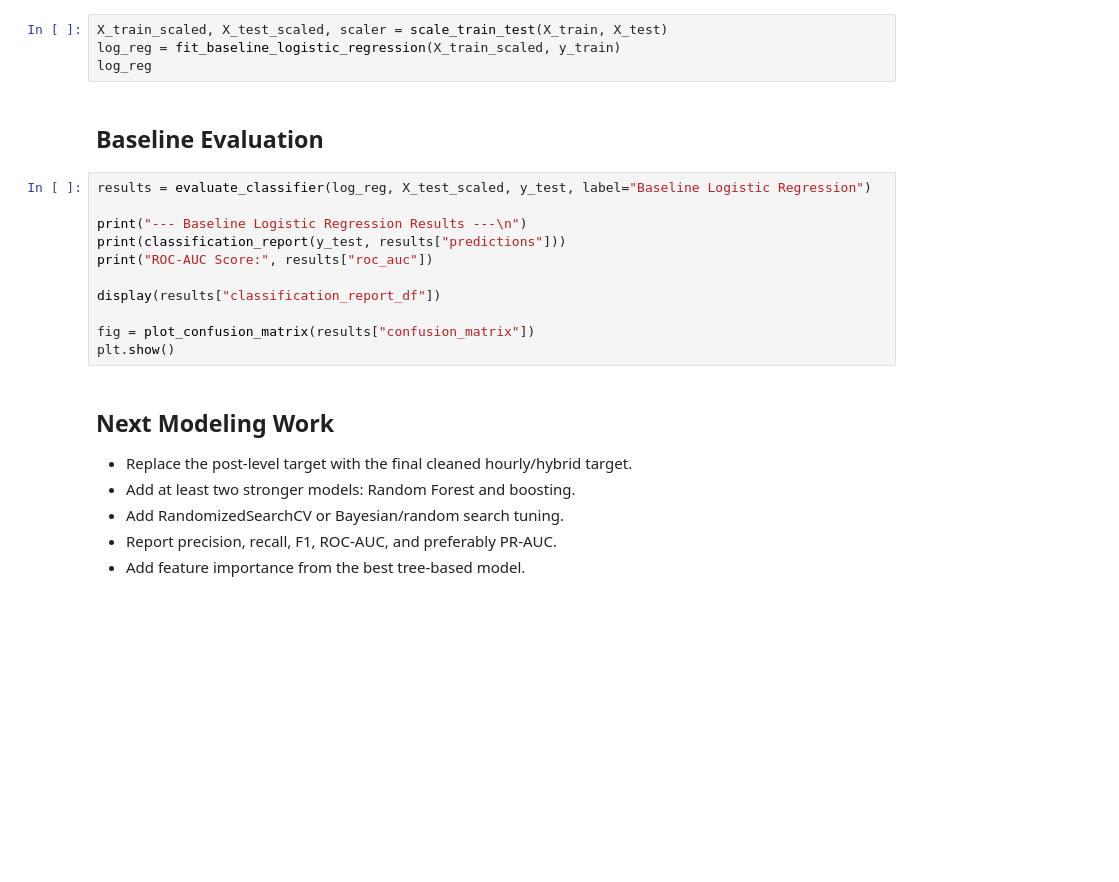
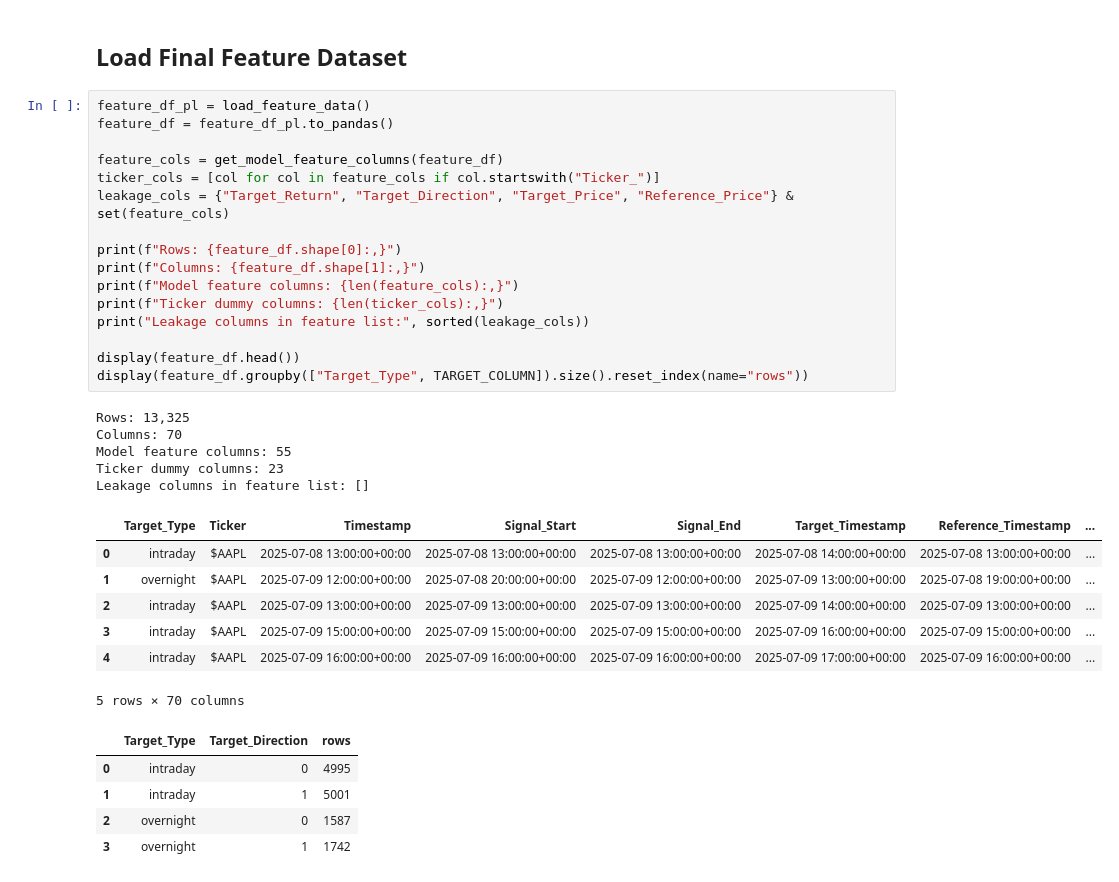
Before and after one commit to DPnimo11/cis-2450-final-proj, a Jupyter notebook: notebooks/03_modeling_and_results.ipynb, the cells around one changed output. Saved outputs shown, nothing was run; the diff lists cells and outputs as text; blank space fills up the shorter version.

```diff
--- a/notebooks/03_modeling_and_results.ipynb
+++ b/notebooks/03_modeling_and_results.ipynb
@@ -48,25 +55,36 @@ print(f"Testing set shape: {X_test.shape}")
-# %%
-X_train_scaled, X_test_scaled, scaler = scale_train_test(X_train, X_test)
-log_reg = fit_baseline_logistic_regression(X_train_scaled, y_train)
-log_reg
-# %% [markdown]
-## Baseline Evaluation
-# %%
-results = evaluate_classifier(log_reg, X_test_scaled, y_test, label="Baseline Logistic Regression")
-
-print("--- Baseline Logistic Regression Results ---\n")
-print(classification_report(y_test, results["predictions"]))
-print("ROC-AUC Score:", results["roc_auc"])
-
-display(results["classification_report_df"])
-
-fig = plot_confusion_matrix(results["confusion_matrix"])
-plt.show()
-# %% [markdown]
-## Next Modeling Work
-
-- Replace the post-level target with the final cleaned hourly/hybrid target.
-- Add at least two stronger models: Random Forest and boosting.
-- Add RandomizedSearchCV or Bayesian/random search tuning.
-- Report precision, recall, F1, ROC-AUC, and preferably PR-AUC.
-- Add feature importance from the best tree-based model.
+# %% [markdown]
+## Load Final Feature Dataset
+# %%
+feature_df_pl = load_feature_data()
+feature_df = feature_df_pl.to_pandas()
+
+feature_cols = get_model_feature_columns(feature_df)
+ticker_cols = [col for col in feature_cols if col.startswith("Ticker_")]
+leakage_cols = {"Target_Return", "Target_Direction", "Target_Price", "Reference_Price"} & set(feature_cols)
+
+print(f"Rows: {feature_df.shape[0]:,}")
+print(f"Columns: {feature_df.shape[1]:,}")
+print(f"Model feature columns: {len(feature_cols):,}")
+print(f"Ticker dummy columns: {len(ticker_cols):,}")
+print("Leakage columns in feature list:", sorted(leakage_cols))
+
+display(feature_df.head())
+display(feature_df.groupby(["Target_Type", TARGET_COLUMN]).size().reset_index(name="rows"))
+# %% [output]
+Rows: 13,325
+Columns: 70
+Model feature columns: 55
+Ticker dummy columns: 23
+Leakage columns in feature list: []
+|  | Target_Type | Ticker | Timestamp | Signal_Start | Signal_End | Target_Timestamp | Reference_Timestamp | ... |
+| 0 | intraday | $AAPL | 2025-07-08 13:00:00+00:00 | 2025-07-08 13:00:00+00:00 | 2025-07-08 13:00:00+00:00 | 2025-07-08 14:00:00+00:00 | 2025-07-08 13:00:00+00:00 | ... |
+| 1 | overnight | $AAPL | 2025-07-09 12:00:00+00:00 | 2025-07-08 20:00:00+00:00 | 2025-07-09 12:00:00+00:00 | 2025-07-09 13:00:00+00:00 | 2025-07-08 19:00:00+00:00 | ... |
+| 2 | intraday | $AAPL | 2025-07-09 13:00:00+00:00 | 2025-07-09 13:00:00+00:00 | 2025-07-09 13:00:00+00:00 | 2025-07-09 14:00:00+00:00 | 2025-07-09 13:00:00+00:00 | ... |
+| 3 | intraday | $AAPL | 2025-07-09 15:00:00+00:00 | 2025-07-09 15:00:00+00:00 | 2025-07-09 15:00:00+00:00 | 2025-07-09 16:00:00+00:00 | 2025-07-09 15:00:00+00:00 | ... |
+| 4 | intraday | $AAPL | 2025-07-09 16:00:00+00:00 | 2025-07-09 16:00:00+00:00 | 2025-07-09 16:00:00+00:00 | 2025-07-09 17:00:00+00:00 | 2025-07-09 16:00:00+00:00 | ... |
+5 rows × 70 columns
+|  | Target_Type | Target_Direction | rows |
+| 0 | intraday | 0 | 4995 |
+| 1 | intraday | 1 | 5001 |
+| 2 | overnight | 0 | 1587 |
+| 3 | overnight | 1 | 1742 |
```
Also changed, not shown: parts of 23 cells of this notebook, 14 other files.
